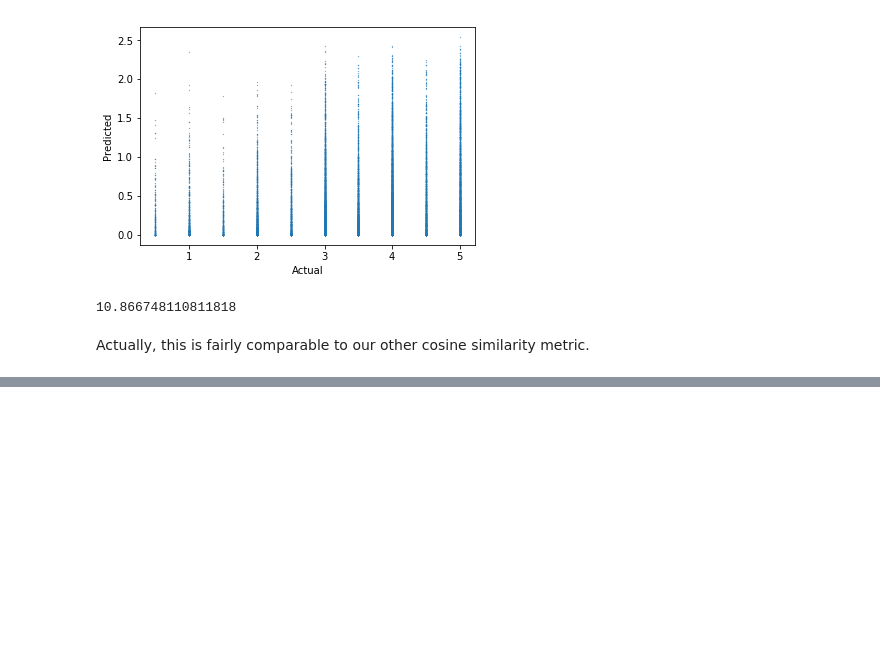
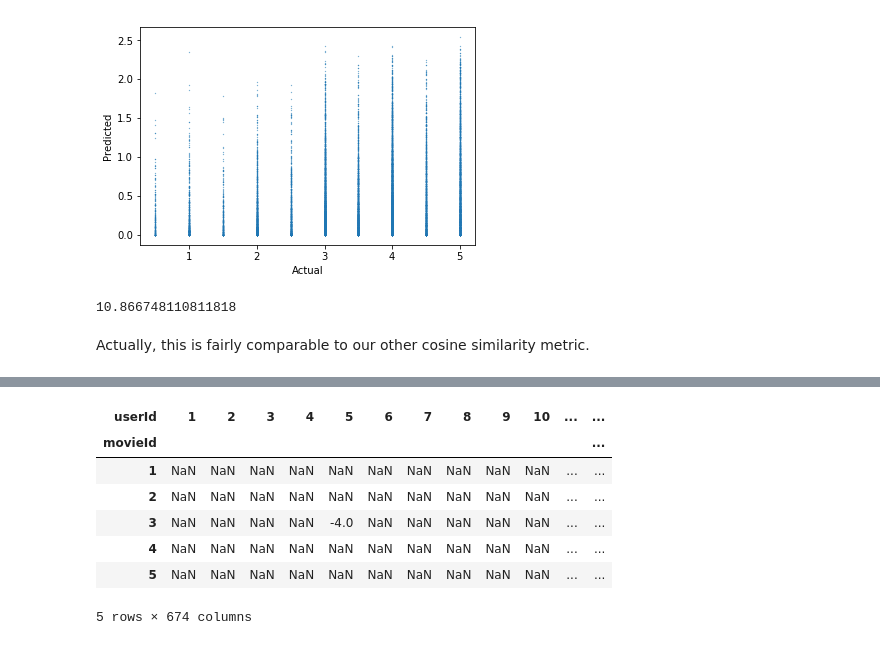
Before and after one commit to ahriley/movie-matchmaker, a Jupyter notebook: 1_pearson.ipynb, the cells around one changed output, grey strips where cells are left out. Saved outputs shown, nothing was run; the diff lists cells and outputs as text; code cells hidden in the pictures; blank space fills up the shorter version.

```diff
--- a/1_pearson.ipynb
+++ b/1_pearson.ipynb
@@ -271,0 +421,5 @@ Actually, this is fairly comparable to our other cosine similarity metric.
+# %%
+### Make a mask of NaNs to apply to sim matrix
+nanmask = np.isfinite(temp_weights)*1
+nansim = np.transpose(tempsim)*nanmask
+print(nansim.head())
@@ -271,0 +444,13 @@ Actually, this is fairly comparable to our other cosine similarity metric.
+# %%
+### Tack on weights to end of movie matrix
+temp_weights['sumweights'] = nansim.sum(axis=1)
+temp_weights.head()
+# %% [output]
+| userId | 1 | 2 | 3 | 4 | 5 | 6 | 7 | 8 | 9 | 10 | ... | ... |
+| movieId |  |  |  |  |  |  |  |  |  |  |  | ... |
+| 1 | NaN | NaN | NaN | NaN | NaN | NaN | NaN | NaN | NaN | NaN | ... | ... |
+| 2 | NaN | NaN | NaN | NaN | NaN | NaN | NaN | NaN | NaN | NaN | ... | ... |
+| 3 | NaN | NaN | NaN | NaN | -4.0 | NaN | NaN | NaN | NaN | NaN | ... | ... |
+| 4 | NaN | NaN | NaN | NaN | NaN | NaN | NaN | NaN | NaN | NaN | ... | ... |
+| 5 | NaN | NaN | NaN | NaN | NaN | NaN | NaN | NaN | NaN | NaN | ... | ... |
+5 rows × 674 columns
```
Also changed, not shown: parts of 28 cells of this notebook.
